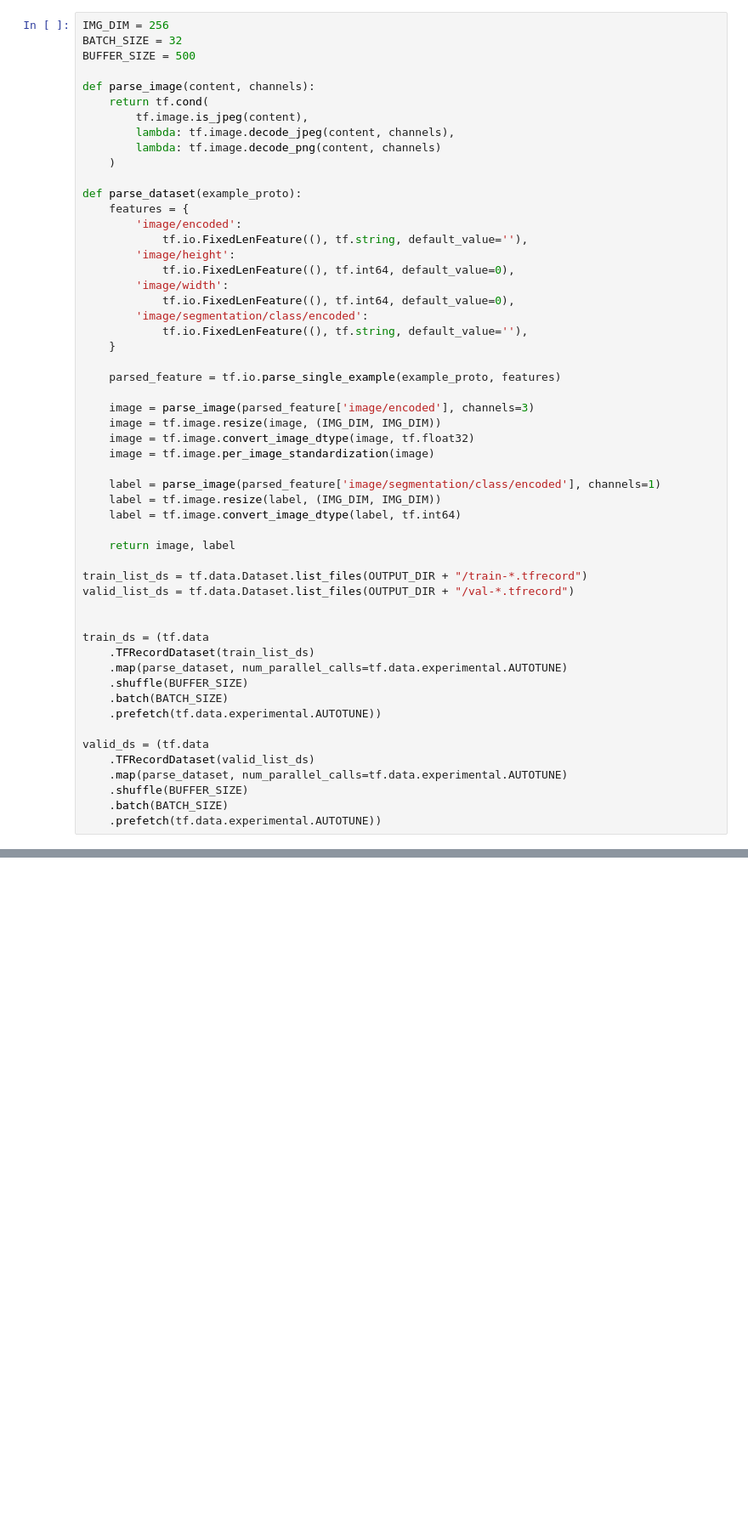
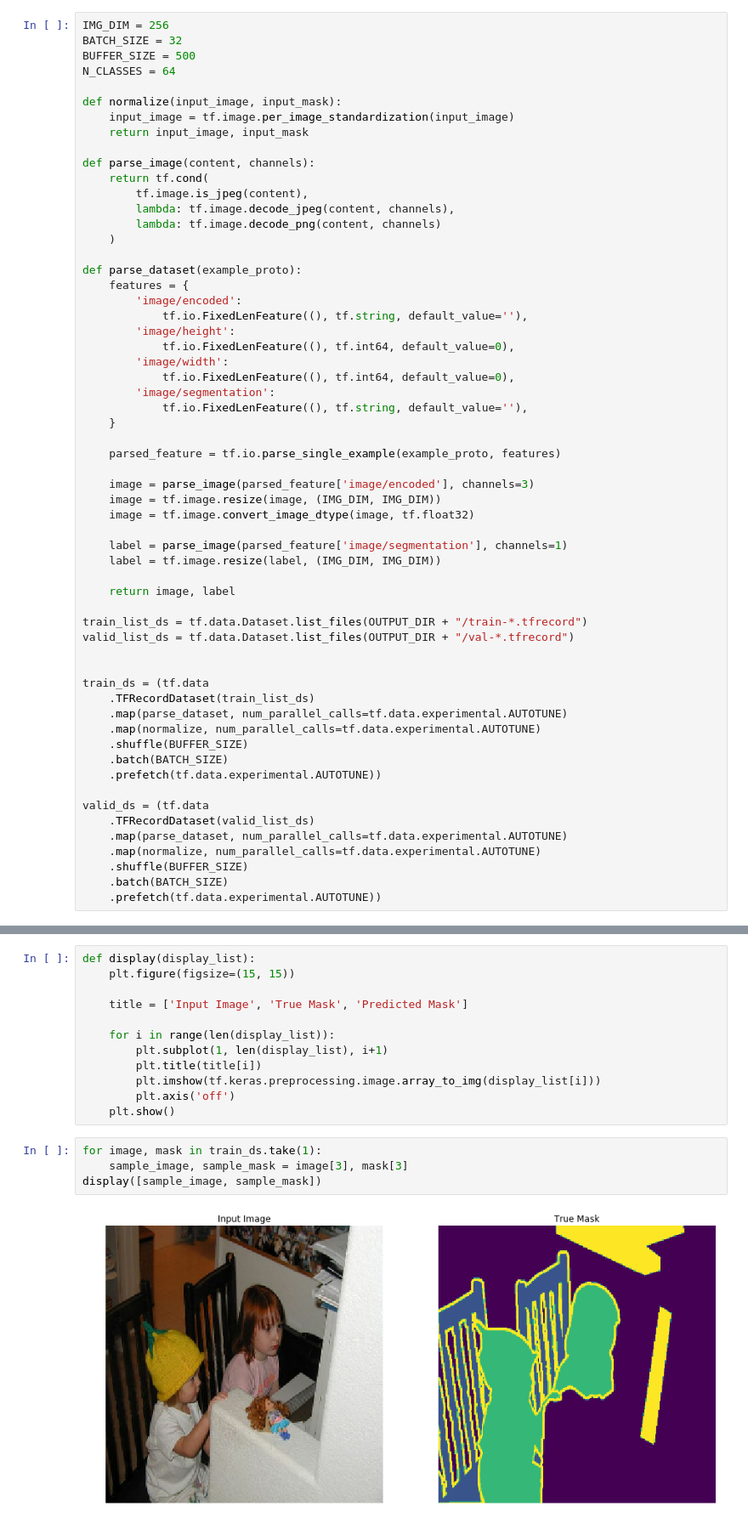
Before and after one commit to SatioO/DL_Practices, a Jupyter notebook: Tensorflow 2.0 TFRecord Writer (VOC Pascel).ipynb, the cells around one changed output, grey strips where cells are left out. Shown at 85% size. Drawn from its saved outputs; the diff is of its cells as text; blank space fills up the shorter version.

Commit message:
added training examples

```diff
--- a/Tensorflow 2.0 TFRecord Writer (VOC Pascel).ipynb
+++ b/Tensorflow 2.0 TFRecord Writer (VOC Pascel).ipynb
@@ -90,6 +88,11 @@ Processing val: 1449 Images
 IMG_DIM = 256
 BATCH_SIZE = 32
 BUFFER_SIZE = 500
+N_CLASSES = 64
+
+def normalize(input_image, input_mask):
+    input_image = tf.image.per_image_standardization(input_image)
+    return input_image, input_mask
 
 def parse_image(content, channels):
     return tf.cond(
@@ -106,7 +109,7 @@ def parse_dataset(example_proto):
             tf.io.FixedLenFeature((), tf.int64, default_value=0),
         'image/width':
             tf.io.FixedLenFeature((), tf.int64, default_value=0),
-        'image/segmentation/class/encoded':
+        'image/segmentation':
             tf.io.FixedLenFeature((), tf.string, default_value=''),
     }
 
@@ -115,11 +118,9 @@ def parse_dataset(example_proto):
     image = parse_image(parsed_feature['image/encoded'], channels=3)
     image = tf.image.resize(image, (IMG_DIM, IMG_DIM))
     image = tf.image.convert_image_dtype(image, tf.float32)
-    image = tf.image.per_image_standardization(image)
 
-    label = parse_image(parsed_feature['image/segmentation/class/encoded'], channels=1)
+    label = parse_image(parsed_feature['image/segmentation'], channels=1)
     label = tf.image.resize(label, (IMG_DIM, IMG_DIM))
-    label = tf.image.convert_image_dtype(label, tf.int64)
 
     return image, label
 
@@ -130,6 +131,7 @@ valid_list_ds = tf.data.Dataset.list_files(OUTPUT_DIR + "/val-*.tfrecord")
 train_ds = (tf.data
     .TFRecordDataset(train_list_ds)
     .map(parse_dataset, num_parallel_calls=tf.data.experimental.AUTOTUNE)
+    .map(normalize, num_parallel_calls=tf.data.experimental.AUTOTUNE)
     .shuffle(BUFFER_SIZE)
     .batch(BATCH_SIZE)
     .prefetch(tf.data.experimental.AUTOTUNE))
@@ -137,6 +139,7 @@ train_ds = (tf.data
 valid_ds = (tf.data
     .TFRecordDataset(valid_list_ds)
     .map(parse_dataset, num_parallel_calls=tf.data.experimental.AUTOTUNE)
+    .map(normalize, num_parallel_calls=tf.data.experimental.AUTOTUNE)
     .shuffle(BUFFER_SIZE)
     .batch(BATCH_SIZE)
     .prefetch(tf.data.experimental.AUTOTUNE))
@@ -200,0 +204,18 @@ AttributeError: module 'tensorflow_core._api.v2.image' has no attribute 'resize_
+# %%
+def display(display_list):
+    plt.figure(figsize=(15, 15))
+
+    title = ['Input Image', 'True Mask', 'Predicted Mask']
+
+    for i in range(len(display_list)):
+        plt.subplot(1, len(display_list), i+1)
+        plt.title(title[i])
+        plt.imshow(tf.keras.preprocessing.image.array_to_img(display_list[i]))
+        plt.axis('off')
+    plt.show()
+# %%
+for image, mask in train_ds.take(1):
+    sample_image, sample_mask = image[3], mask[3]
+display([sample_image, sample_mask])
+# %% [output]
+[figure, added]
```
Also changed, not shown: parts of 8 cells of this notebook.
